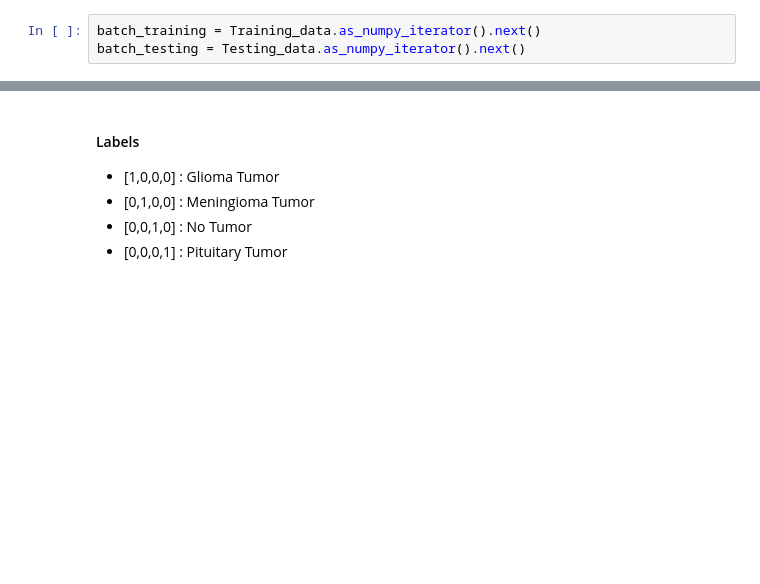
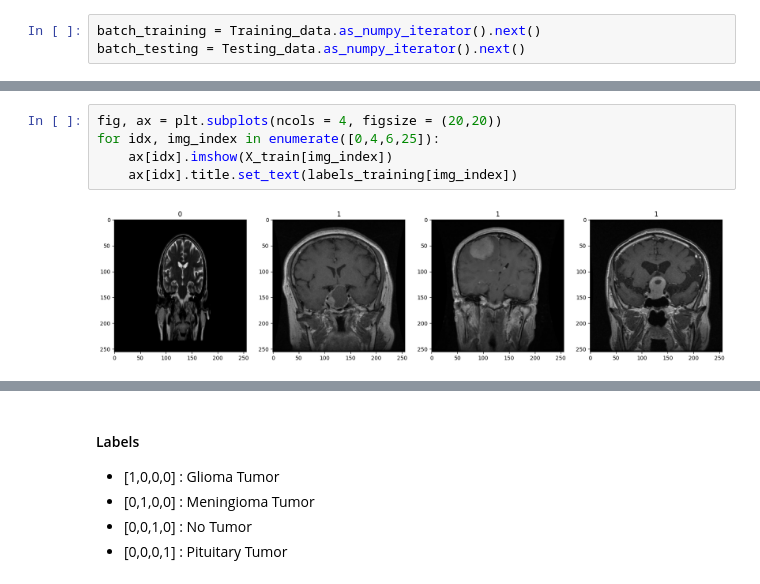
Before and after one commit to HarjitG/Brain-Tumour-Classification, a Jupyter notebook: Colab_Notebook.ipynb, the cells around one changed output, grey strips where cells are left out. Drawn from its saved outputs; the diff is of its cells as text; blank space fills up the shorter version.

```diff
--- a/Colab_Notebook.ipynb
+++ b/Colab_Notebook.ipynb
@@ -235,0 +436,7 @@ for idx, img_index in enumerate([12,13,14,15]):
+# %%
+fig, ax = plt.subplots(ncols = 4, figsize = (20,20))
+for idx, img_index in enumerate([0,4,6,25]):
+    ax[idx].imshow(X_train[img_index])
+    ax[idx].title.set_text(labels_training[img_index])
+# %% [output]
+[figure, added]
```
Also changed, not shown: parts of 66 cells of this notebook.
